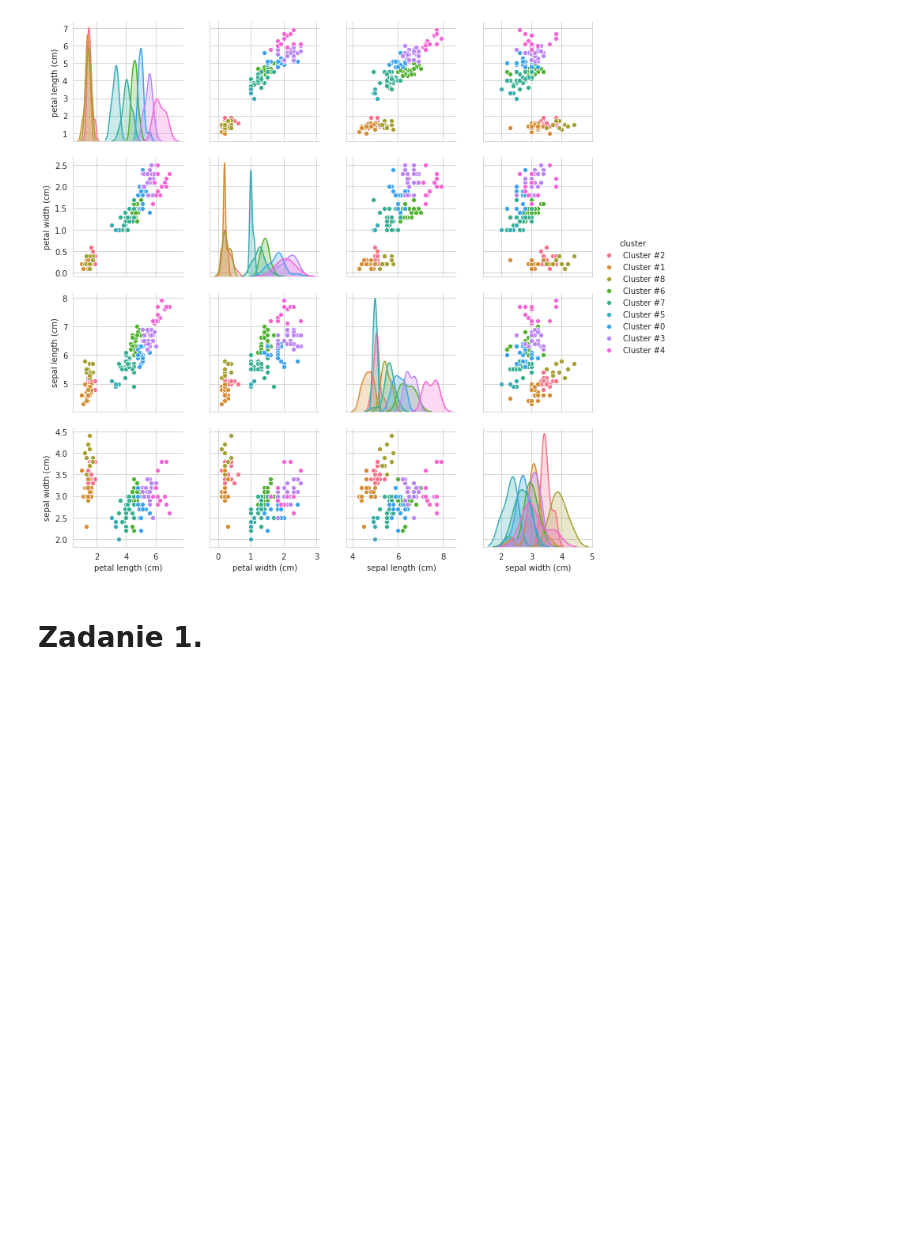
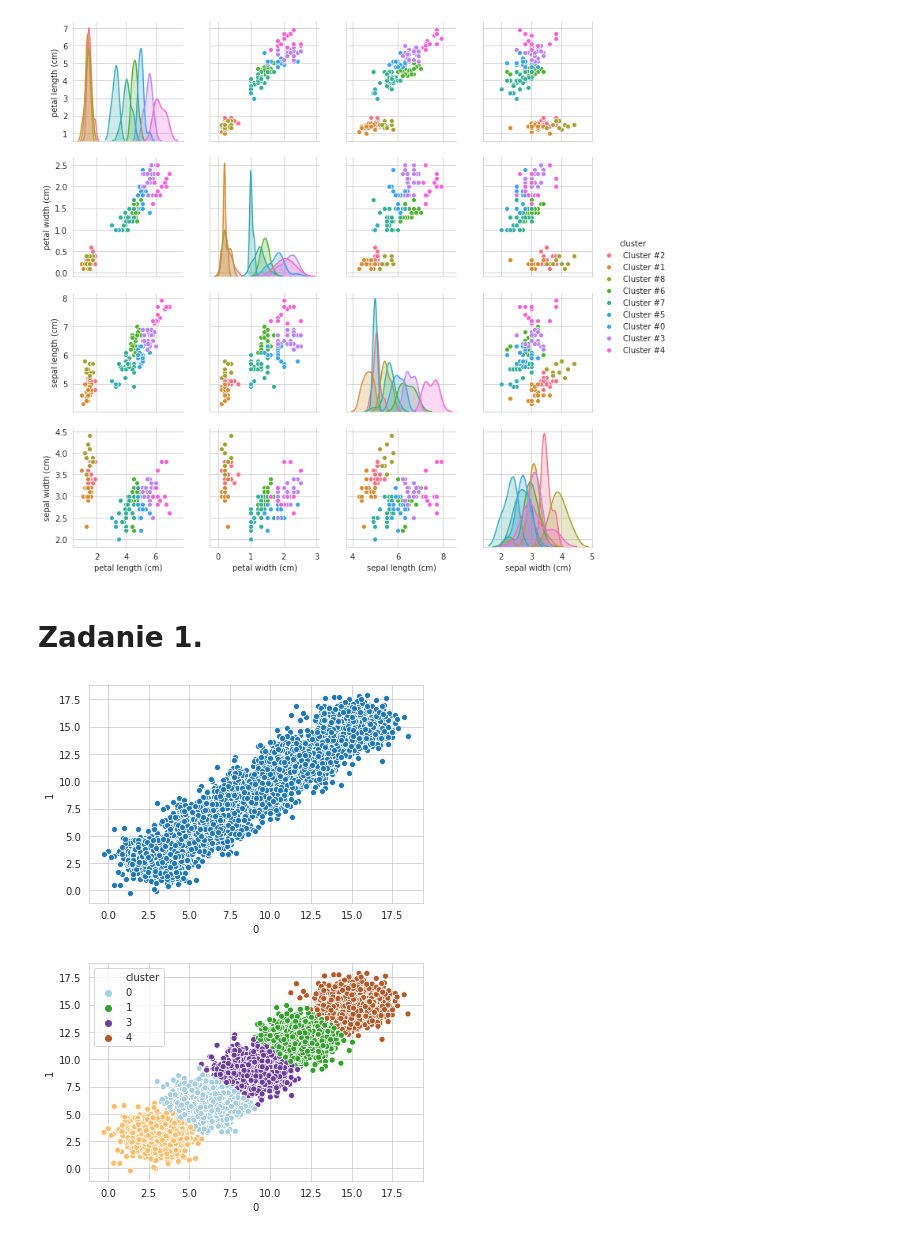
Before and after one commit to Asgavar/studia, a Jupyter notebook: semestr_5_zima_2019_20/explo/lista03/lista03.ipynb, the cells around one changed output. Drawn from its saved outputs; the diff is of its cells as text; code cells hidden in the pictures; blank space fills up the shorter version.

```diff
--- a/semestr_5_zima_2019_20/explo/lista03/lista03.ipynb
+++ b/semestr_5_zima_2019_20/explo/lista03/lista03.ipynb
@@ -89,3 +94,35 @@ sns.pairplot(iris_df[set(iris_df.columns) - {'target'}], hue='cluster', palette=
 [figure]
 # %% [markdown]
 # Zadanie 1.
+# %%
+def generate_vectors(samples, dimensions, dists, dist_probs, mus, sigmas):
+    sample_to_prob_mapping = np.array(
+        random.choices(range(dists), k=samples, weights=dist_probs))
+    # an array of N vectors taken from GAUSS(0, 1)
+    rand_vars = np.random.randn(samples, dimensions)
+    covariance_cholesky_left = np.linalg.cholesky(sigmas)
+    # then, we take an appropriate 'mu' and do the calculation,
+    # as shown on the lecture
+    # TODO: can it be vectorized?
+    return np.array([
+        mus[sample_to_prob_mapping[idx]] \
+            + covariance_cholesky_left[sample_to_prob_mapping[idx]] @ rand_vars[idx]
+        for idx in range(samples)
+    ])
+# %%
+N, d, K = 5_000, 2, 5
+p = np.ones(K) / K
+Mu = 3 * np.ones((1, d)) * np.arange(1, K + 1)[:, np.newaxis]
+Sigma = np.array([np.eye(d)] * K)
+# %%
+a = pd.DataFrame(generate_vectors(N, d, K, p, Mu, Sigma))
+sns.scatterplot(a[0], a[1])
+plt.show()
+
+a_clusters = k_means(a.to_numpy(), K, euclidean_distance)
+a['cluster'] = a_clusters
+sns.scatterplot(x=0, y=1, hue='cluster', palette='Paired', data=a)
+plt.show()
+# %% [output]
+[figure, added]
+[figure, added]
```
Also changed, not shown: parts of 6 cells of this notebook.
